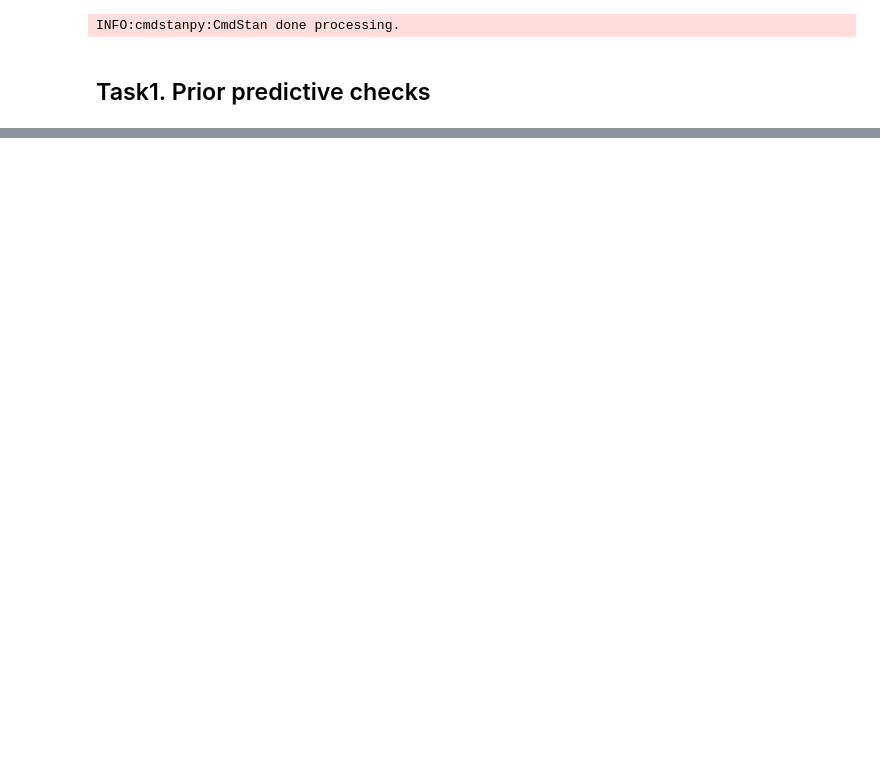
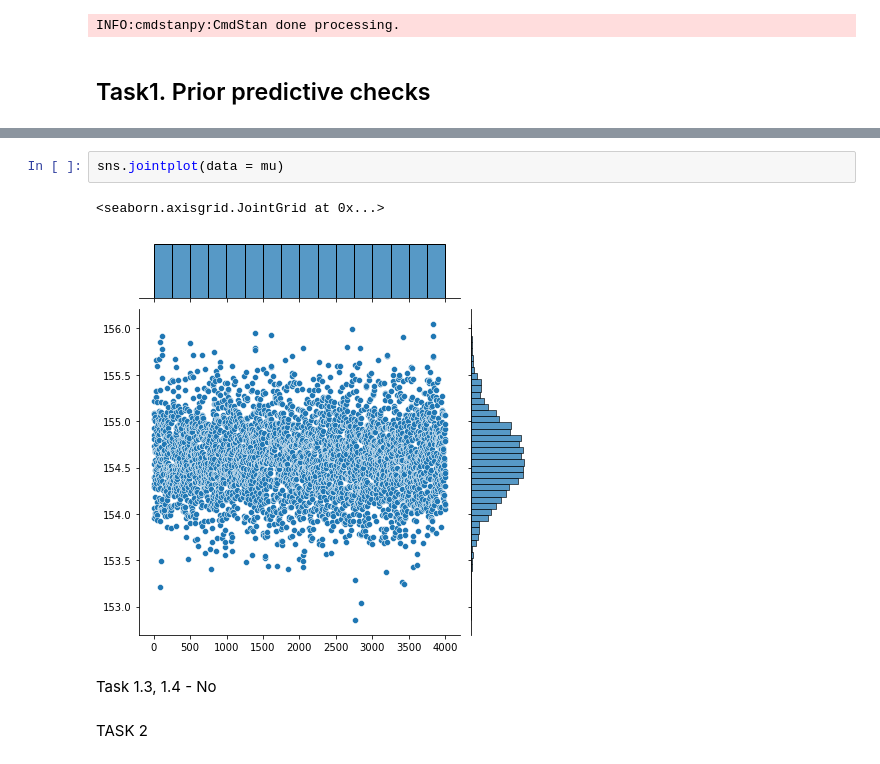
Before and after one commit to Truos/DataAnalytics, a Jupyter notebook: L04/Ex1.ipynb, the cells around one changed output, grey strips where cells are left out. Cells and saved outputs as stored; diff of their text form; blank space fills up the shorter version.

```diff
--- a/L04/Ex1.ipynb
+++ b/L04/Ex1.ipynb
@@ -46,3 +77,12 @@ INFO:cmdstanpy:CmdStan done processing.
+# %%
+sns.jointplot(data = mu)
+# %% [output]
+<seaborn.axisgrid.JointGrid at 0x...>
+[figure, added]
+# %% [markdown]
+Task 1.3, 1.4 - No
+# %% [markdown]
+TASK 2
 # %%
 model_1_fit=CmdStanModel(stan_file='height_1_fit.stan')
 # %% [output]
```
Also changed, not shown: parts of 26 cells of this notebook, 1 other file.
